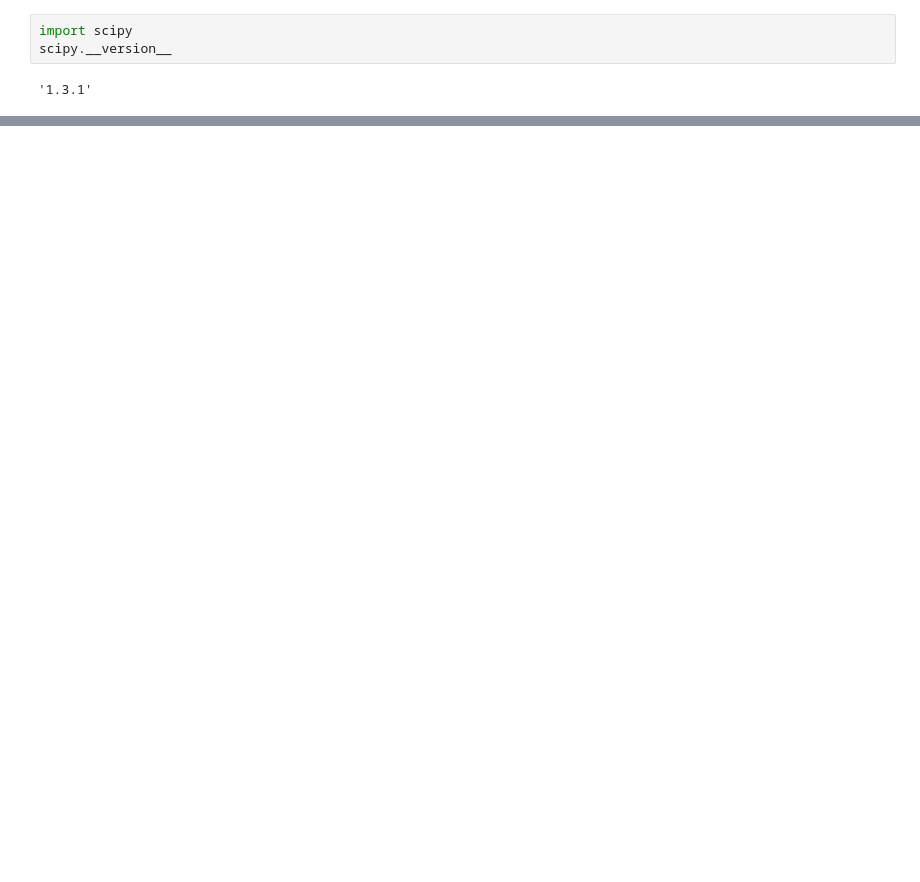
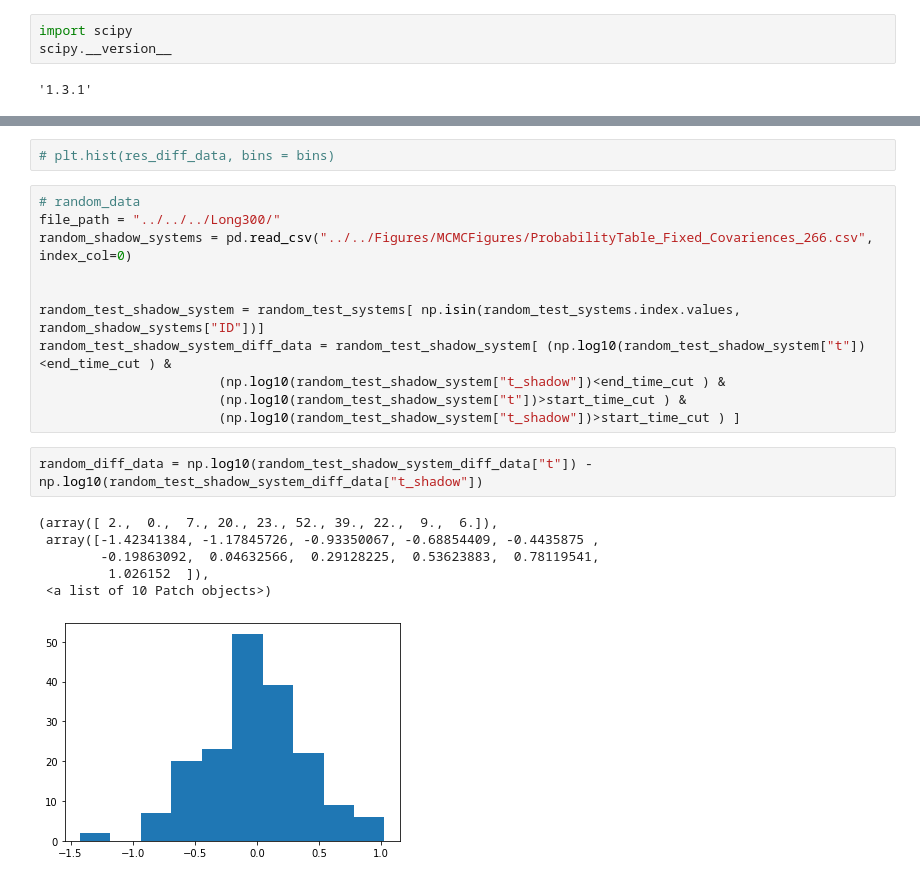
Before and after one commit to Naireen/MLstability, a Jupyter notebook: Analysis/Resonant/DIfferences.ipynb, the cells around one changed output, grey strips where cells are left out. Cells and saved outputs as stored; diff of their text form; blank space fills up the shorter version.

```diff
--- a/Analysis/Resonant/DIfferences.ipynb
+++ b/Analysis/Resonant/DIfferences.ipynb
@@ -70,0 +116,22 @@ scipy.__version__
+# %%
+# plt.hist(res_diff_data, bins = bins)
+# %%
+# random_data
+file_path = "../../../Long300/"
+random_shadow_systems = pd.read_csv("../../Figures/MCMCFigures/ProbabilityTable_Fixed_Covariences_266.csv", index_col=0)
+
+
+random_test_shadow_system = random_test_systems[ np.isin(random_test_systems.index.values, random_shadow_systems["ID"])]
+random_test_shadow_system_diff_data = random_test_shadow_system[ (np.log10(random_test_shadow_system["t"])<end_time_cut ) &
+                       (np.log10(random_test_shadow_system["t_shadow"])<end_time_cut ) &
+                       (np.log10(random_test_shadow_system["t"])>start_time_cut ) &
+                       (np.log10(random_test_shadow_system["t_shadow"])>start_time_cut ) ]
+# %%
+random_diff_data = np.log10(random_test_shadow_system_diff_data["t"]) - np.log10(random_test_shadow_system_diff_data["t_shadow"])
+# %% [output]
+(array([ 2.,  0.,  7., 20., 23., 52., 39., 22.,  9.,  6.]),
+ array([-1.42341384, -1.17845726, -0.93350067, -0.68854409, -0.4435875 ,
+        -0.19863092,  0.04632566,  0.29128225,  0.53623883,  0.78119541,
+         1.026152  ]),
+ <a list of 10 Patch objects>)
+[figure, added]
```
Also changed, not shown: parts of 9 cells of this notebook.
